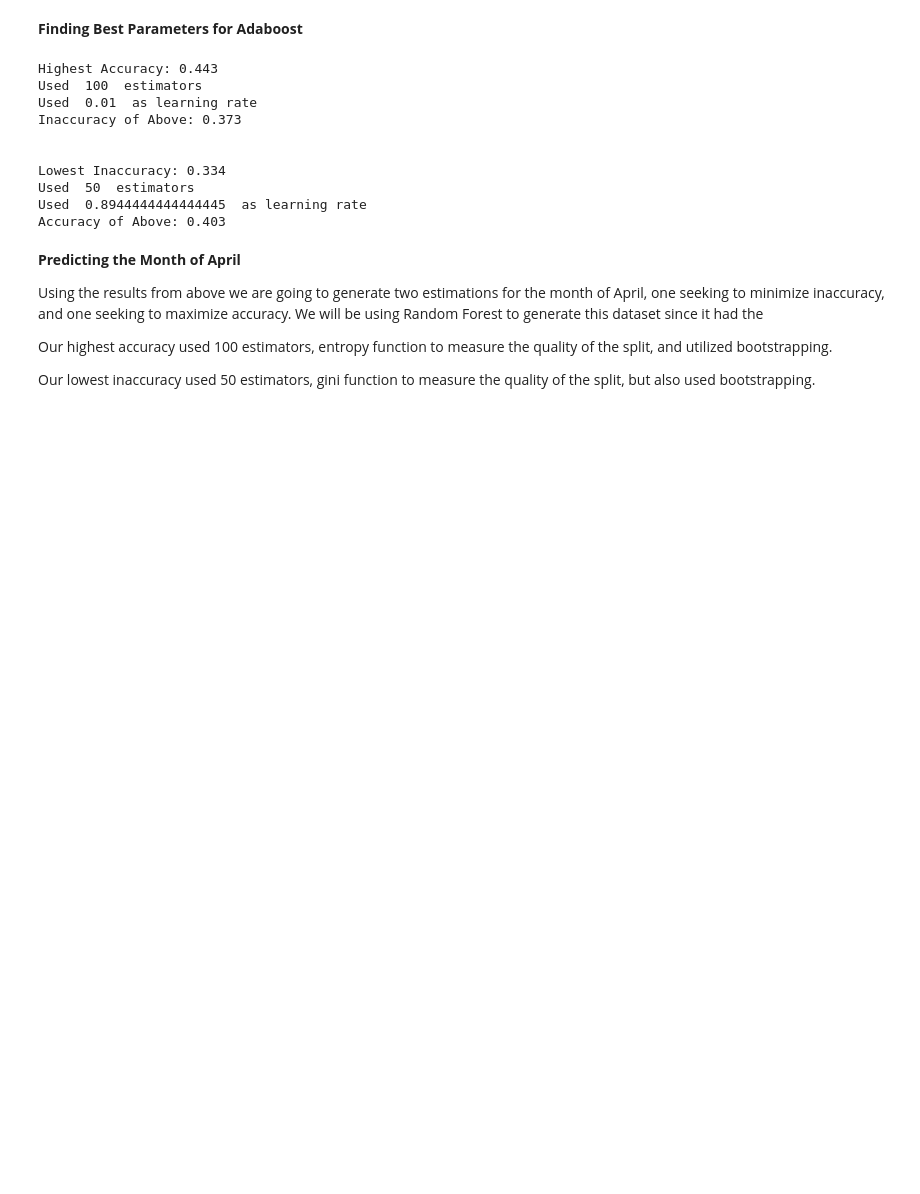
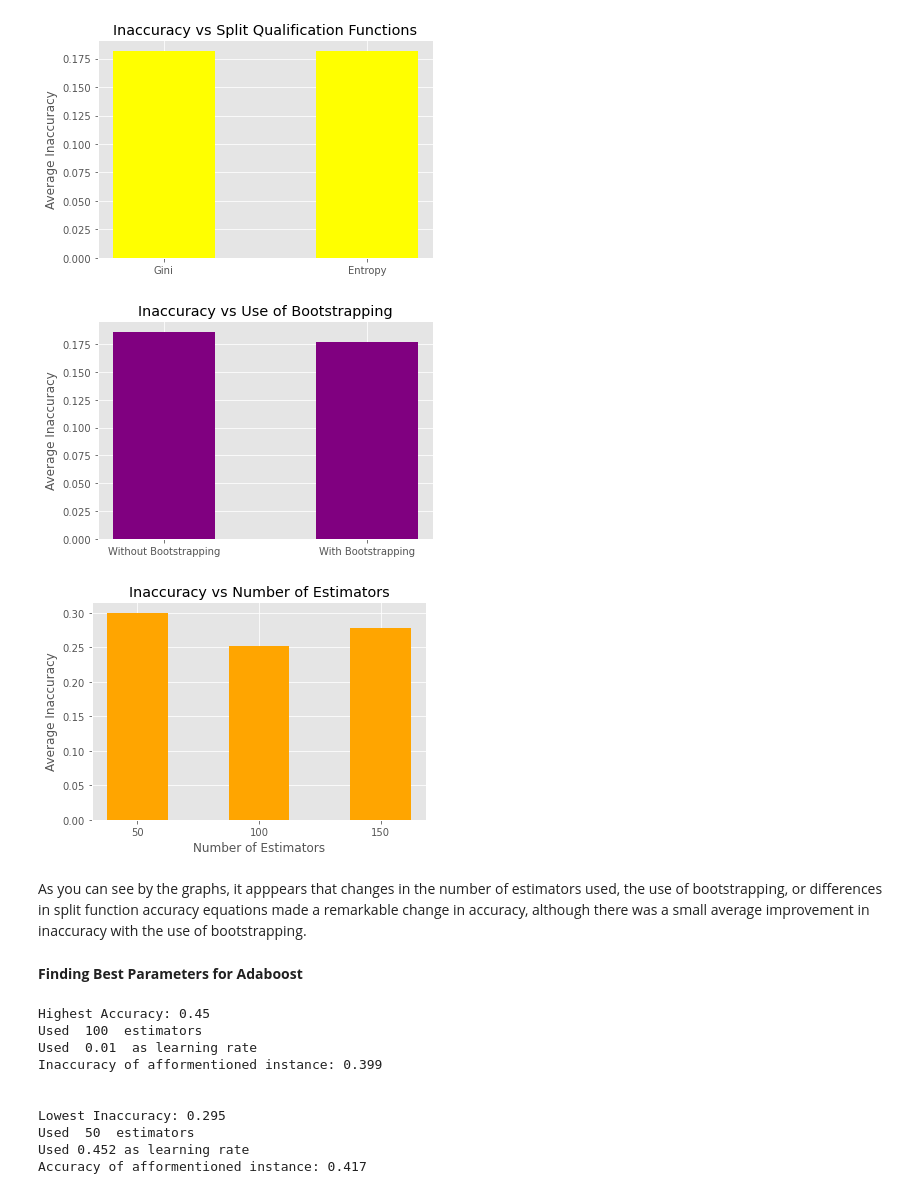
Before and after one commit to zmorrisseyj/CSCI4622, a Jupyter notebook: project-random-forest-adaboost.ipynb, the cells around one changed output. Saved outputs shown, nothing was run; the diff lists cells and outputs as text; code cells hidden in the pictures; blank space fills up the shorter version.

```diff
--- a/project-random-forest-adaboost.ipynb
+++ b/project-random-forest-adaboost.ipynb
@@ -138,3 +277,48 @@ Accuracy of Above: 0.403
+# %%
+x = ['Gini', 'Entropy']
+x_bstrap = [avg_gini, avg_entropy]
+x_pos = [0, .5]
+
+plt.bar(x_pos, x_bstrap, color='yellow', width=.25)
+#plt.xlabel("Boostrapping")
+plt.ylabel("Average Inaccuracy")
+plt.title("Inaccuracy vs Split Qualification Functions")
+
+plt.xticks(x_pos, x)
+
+plt.show()
+
+x = ['Without Bootstrapping', 'With Bootstrapping']
+x_bstrap = [avg_false, avg_true]
+x_pos = [0, .5]
+
+plt.bar(x_pos, x_bstrap, color='purple', width=.25)
+#plt.xlabel("Boostrapping")
+plt.ylabel("Average Inaccuracy")
+plt.title("Inaccuracy vs Use of Bootstrapping")
+
+plt.xticks(x_pos, x)
+
+plt.show()
+
+x = ['50', '100', '150']
+x_bstrap = [avg_50, avg_100, avg_150]
+x_pos = [0, .5, 1]
+
+plt.bar(x_pos, x_bstrap, color='orange', width=.25)
+plt.xlabel("Number of Estimators")
+plt.ylabel("Average Inaccuracy")
+plt.title("Inaccuracy vs Number of Estimators")
+
+plt.xticks(x_pos, x)
+
+plt.show()
+# %% [output]
+[figure, added]
+[figure, added]
+[figure, added]
+# %% [markdown]
+As you can see by the graphs, it apppears that changes in the number of estimators used, the use of bootstrapping, or differences in split function accuracy equations made a remarkable change in accuracy, although there was a small average improvement in inaccuracy with the use of bootstrapping.
 # %% [markdown]
 **Finding Best Parameters for Adaboost**
 # %%
@@ -181,30 +365,22 @@ for j, i in enumerate(inaccuracy_list):
 print(f'Highest Accuracy: {accuracy_list[index_max]:.3}')
 print('Used ', n_estimators_list[index_max], ' estimators')
 print('Used ', learning_rate_list[index_max], ' as learning rate')
-print(f'Inaccuracy of Above: {inaccuracy_list[index_max]:.3}')
+print(f'Inaccuracy of afformentioned instance: {inaccuracy_list[index_max]:.3}')
 
 print('\n')
 
 print(f'Lowest Inaccuracy: {inaccuracy_list[index_min]:.3}')
 print('Used ', n_estimators_list[index_min], ' estimators')
-print('Used ', learning_rate_list[index_min], ' as learning rate')
-print(f'Accuracy of Above: {accuracy_list[index_min]:.3}')
+print(f'Used {learning_rate_list[index_min]:.3} as learning rate')
+print(f'Accuracy of afformentioned instance: {accuracy_list[index_min]:.3}')
 # %% [output]
-Highest Accuracy: 0.443
+Highest Accuracy: 0.45
 Used  100  estimators
 Used  0.01  as learning rate
-Inaccuracy of Above: 0.373
+Inaccuracy of afformentioned instance: 0.399
 
 
-Lowest Inaccuracy: 0.334
+Lowest Inaccuracy: 0.295
 Used  50  estimators
-Used  0.8944444444444445  as learning rate
-Accuracy of Above: 0.403
+Used 0.452 as learning rate
+Accuracy of afformentioned instance: 0.417
-# %% [markdown]
-**Predicting the Month of April**
-
-Using the results from above we are going to generate two estimations for the month of April, one seeking to minimize inaccuracy, and one seeking to maximize accuracy. We will be using Random Forest to generate this dataset since it had the
-
-Our highest accuracy used 100 estimators, entropy function to measure the quality of the split, and utilized bootstrapping.
-
-Our lowest inaccuracy used 50 estimators, gini function to measure the quality of the split, but also used bootstrapping.
```
Also changed, not shown: parts of 17 cells of this notebook.
